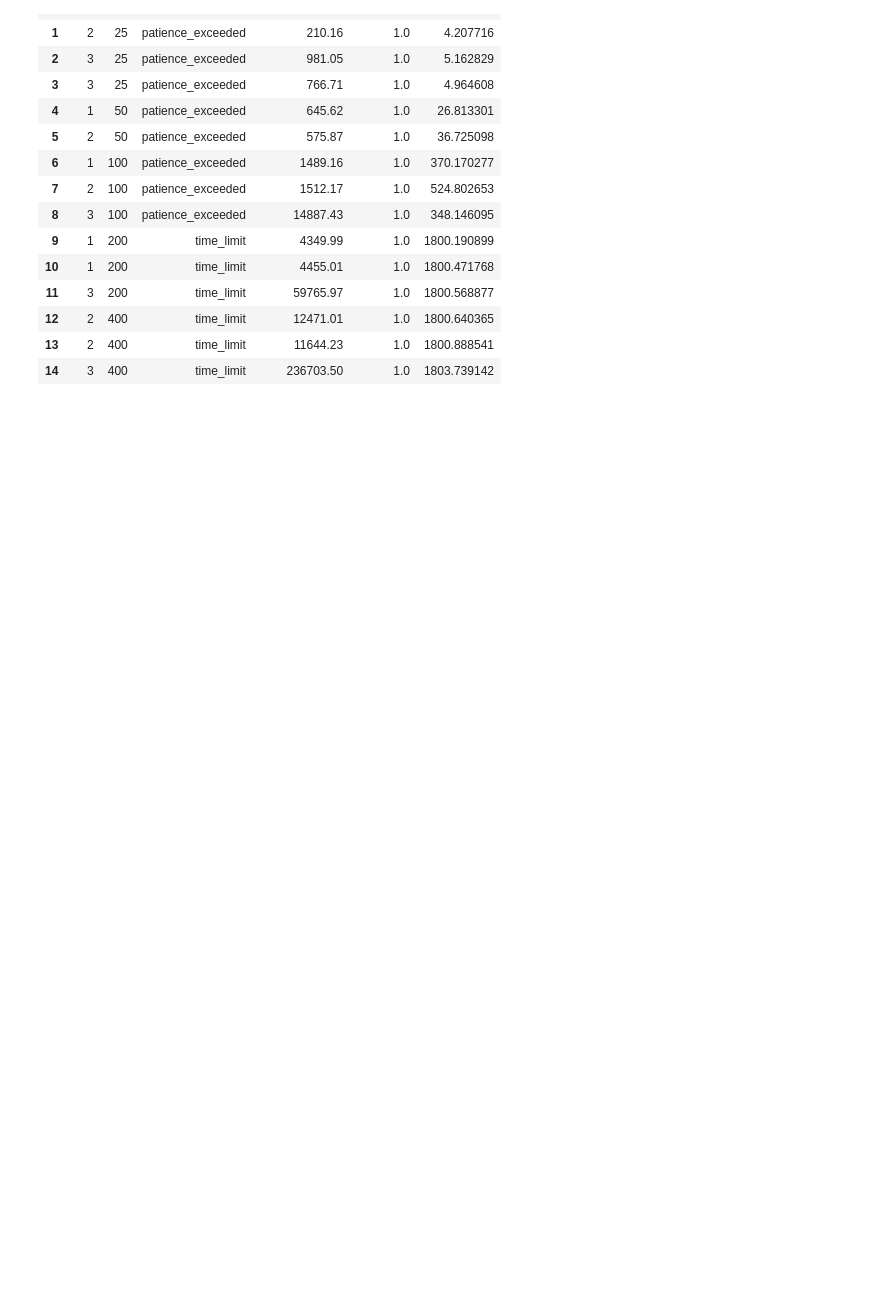
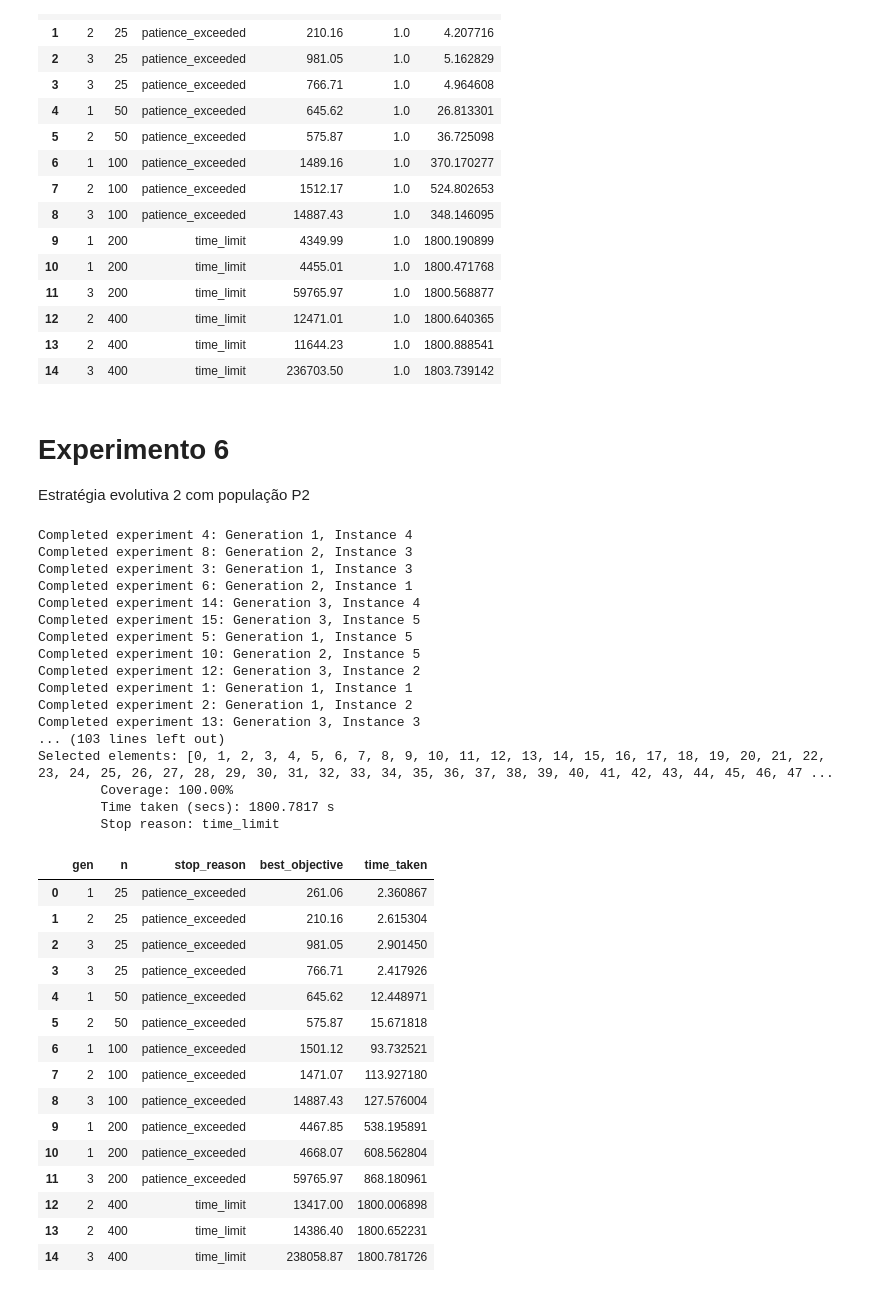
Before and after one commit to Everton-Colombo/MO824-A4, a Jupyter notebook: experiments.ipynb, the cells around one changed output. Cells and saved outputs as stored; diff of their text form; code cells hidden in the pictures; blank space fills up the shorter version.

Commit message:
Ran a 6th experiment

```diff
--- a/experiments.ipynb
+++ b/experiments.ipynb
@@ -276,3 +276,42 @@ Selected elements: [0, 1, 2, 3, 4, 5, 6, 7, 8, 9, 10, 11, 12, 13, 14, 15, 16, 17
 | 12 | 2 | 400 | time_limit | 12471.01 | 1.0 | 1800.640365 |
 | 13 | 2 | 400 | time_limit | 11644.23 | 1.0 | 1800.888541 |
 | 14 | 3 | 400 | time_limit | 236703.50 | 1.0 | 1803.739142 |
+# %% [markdown]
+# Experimento 6
+Estratégia evolutiva 2 com população P2
+# %%
+run_experiment(pop_size=P2, mutation_rate=M1, strategy=GAStrategy(population_init='latin_hypercube', mutation_strategy='standard'))
+# %% [output]
+Completed experiment 4: Generation 1, Instance 4
+Completed experiment 8: Generation 2, Instance 3
+Completed experiment 3: Generation 1, Instance 3
+Completed experiment 6: Generation 2, Instance 1
+Completed experiment 14: Generation 3, Instance 4
+Completed experiment 15: Generation 3, Instance 5
+Completed experiment 5: Generation 1, Instance 5
+Completed experiment 10: Generation 2, Instance 5
+Completed experiment 12: Generation 3, Instance 2
+Completed experiment 1: Generation 1, Instance 1
+Completed experiment 2: Generation 1, Instance 2
+Completed experiment 13: Generation 3, Instance 3
+... (103 lines left out)
+Selected elements: [0, 1, 2, 3, 4, 5, 6, 7, 8, 9, 10, 11, 12, 13, 14, 15, 16, 17, 18, 19, 20, 21, 22, 23, 24, 25, 26, 27, 28, 29, 30, 31, 32, 33, 34, 35, 36, 37, 38, 39, 40, 41, 42, 43, 44, 45, 46, 47 ...
+        Coverage: 100.00%
+        Time taken (secs): 1800.7817 s
+        Stop reason: time_limit
+|  | gen | n | stop_reason | best_objective | time_taken |
+| 0 | 1 | 25 | patience_exceeded | 261.06 | 2.360867 |
+| 1 | 2 | 25 | patience_exceeded | 210.16 | 2.615304 |
+| 2 | 3 | 25 | patience_exceeded | 981.05 | 2.901450 |
+| 3 | 3 | 25 | patience_exceeded | 766.71 | 2.417926 |
+| 4 | 1 | 50 | patience_exceeded | 645.62 | 12.448971 |
+| 5 | 2 | 50 | patience_exceeded | 575.87 | 15.671818 |
+| 6 | 1 | 100 | patience_exceeded | 1501.12 | 93.732521 |
+| 7 | 2 | 100 | patience_exceeded | 1471.07 | 113.927180 |
+| 8 | 3 | 100 | patience_exceeded | 14887.43 | 127.576004 |
+| 9 | 1 | 200 | patience_exceeded | 4467.85 | 538.195891 |
+| 10 | 1 | 200 | patience_exceeded | 4668.07 | 608.562804 |
+| 11 | 3 | 200 | patience_exceeded | 59765.97 | 868.180961 |
+| 12 | 2 | 400 | time_limit | 13417.00 | 1800.006898 |
+| 13 | 2 | 400 | time_limit | 14386.40 | 1800.652231 |
+| 14 | 3 | 400 | time_limit | 238058.87 | 1800.781726 |
```
